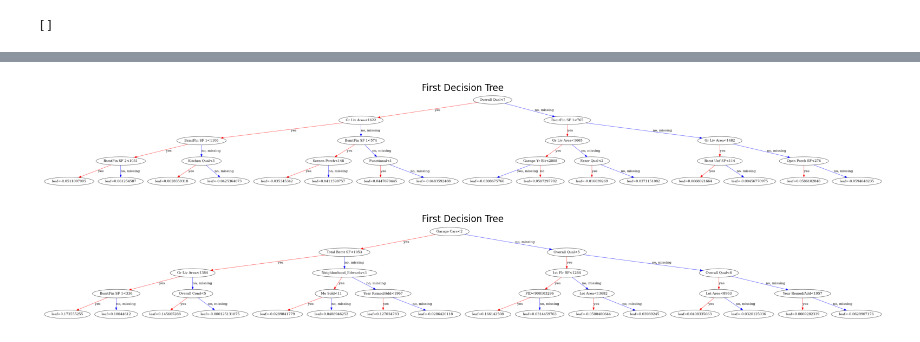
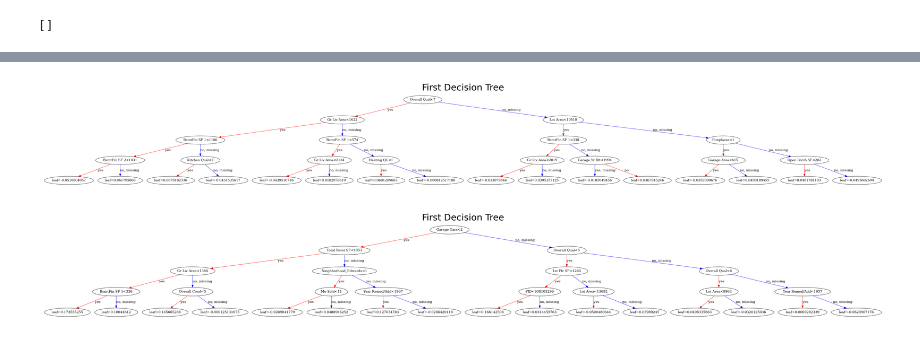
Before and after one commit to Adelin010/ML_Practice, a Jupyter notebook: lab2/adelin.ipynb, the cells around one changed output, grey strips where cells are left out. Drawn from its saved outputs; the diff is of its cells as text; code cells hidden in the pictures.

```diff
--- a/lab2/adelin.ipynb
+++ b/lab2/adelin.ipynb
@@ -183,4 +163,11 @@ for col, ordering in ords.items():
     enc = OrdinalEncoder(categories=[ordering], encoded_missing_value=-1)
     X[col] = enc.fit_transform(X[[col]])
     print(f"{set(X[col])}\n{ordering}\n\n")
+
+
+enc = OrdinalEncoder(categories=[classes])
+
+Y = enc.fit_transform(pd.DataFrame(Y))
+Y = pd.DataFrame(Y)
+Y
 # %% [output]
@@ -286,17 +278,18 @@ Parameters: { "use_label_encoder" } are not used.
 X_train, X_test, Y_train, Y_test = train_test_split(X, Y, test_size=0.2, random_state=42, stratify=Y)
 
 model = XGBClassifier(
-    num_class=len(set(Y)),
+    num_class=4,
     eval_metric='mlogloss',
-    use_label_encoder=False,
     max_depth=4,
     learning_rate=0.1,
     n_estimators=100,
     random_state=42
 )
 
+
+
 model.fit(X_train, Y_train)
 
 y_pred = model.predict(X_test)
-print(f"\n Accuracy of prediction: {accuracy_score(Y_test, y_pred)}")
+print(f" Accuracy of prediction: {accuracy_score(Y_test, y_pred)}")
 # %% [output]
@@ -311,14 +297,14 @@ ExecutableNotFound: failed to execute PosixPath('dot'), make sure the Graphviz e
 # %%
 from xgboost import plot_tree
 
 num_trees = model.best_iteration if hasattr(model, 'best_iteration') else model.get_booster().num_boosted_rounds() - 1
-fig = plt.figure(figsize=(20, 40), dpi=100, constrained_layout=False)
+fig = plt.figure(figsize=(20, 40), dpi=300, constrained_layout=False)
 axis = fig.add_subplot(111)
-plot_tree(model, num_trees=num_trees, ax=axis)
+plot_tree(model, tree_idx=num_trees, ax=axis)
 plt.title("First Decision Tree")
 plt.show()
 # %% [output]
-[figure, old version]
+[figure, new version]
 # %%
 from xgboost import plot_tree
 
```
Also changed, not shown: parts of 14 cells of this notebook.
